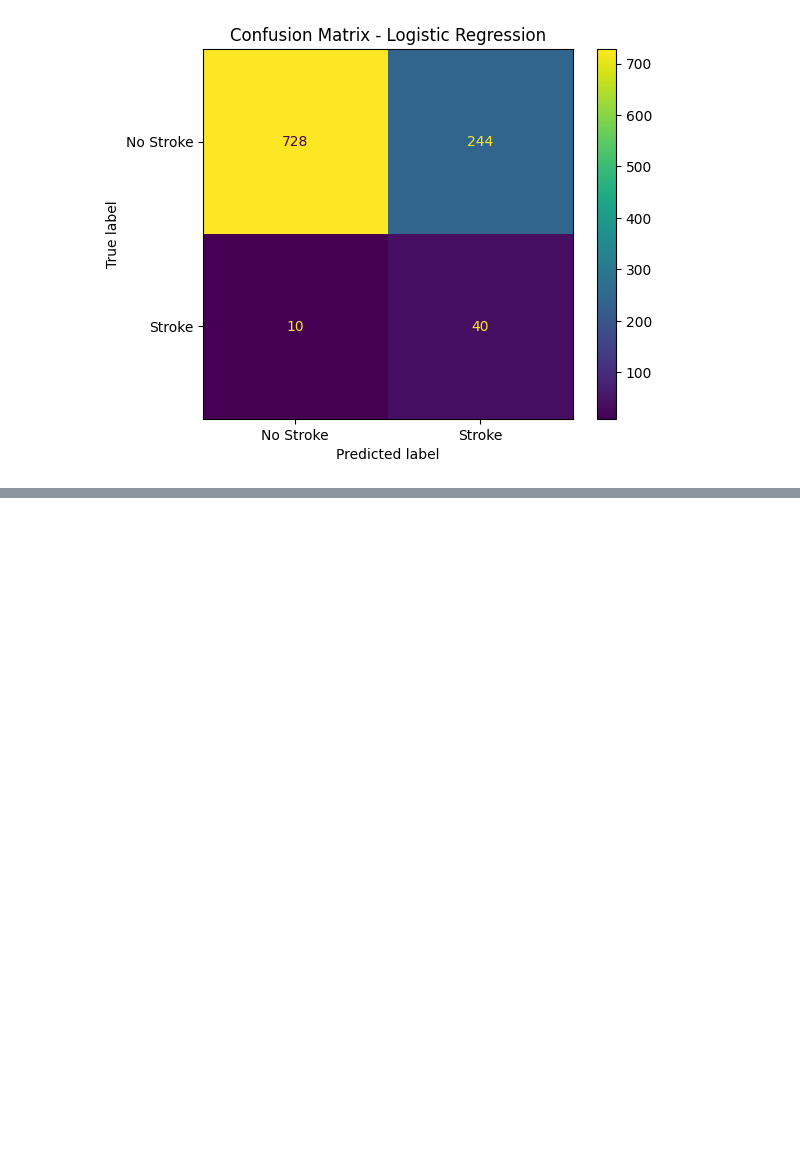
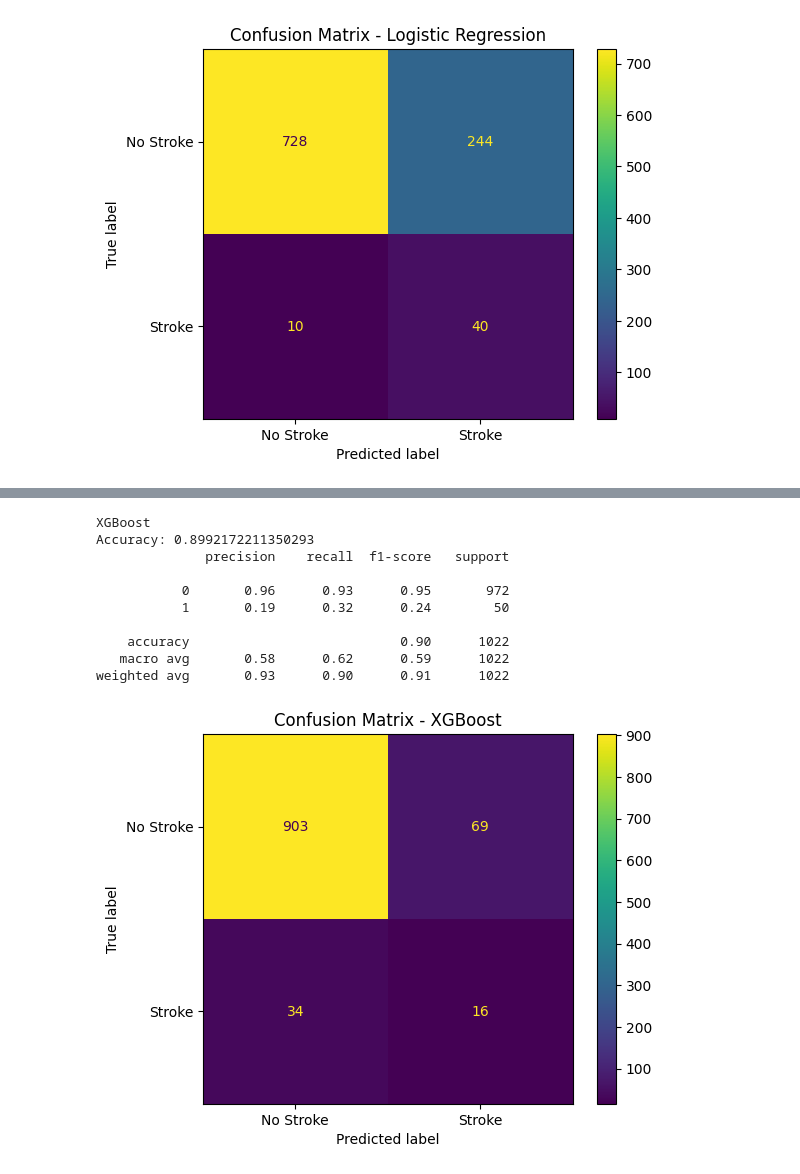
Before and after one commit to neylami/stroke-prediction-with-machine-learning, a Jupyter notebook: ML-stroke.ipynb, the cells around one changed output, grey strips where cells are left out. Cells and saved outputs as stored; diff of their text form; code cells hidden in the pictures; blank space fills up the shorter version.

```diff
--- a/ML-stroke.ipynb
+++ b/ML-stroke.ipynb
@@ -250,0 +285,37 @@ weighted avg       0.93      0.77      0.83      1022
+# %%
+from xgboost import XGBClassifier
+
+xgb_model = XGBClassifier(
+    n_estimators=300,
+    learning_rate=0.05,
+    max_depth=5,
+    subsample=0.8,
+    colsample_bytree=0.8,
+    scale_pos_weight=(y_train.value_counts()[0] / y_train.value_counts()[1]),
+    eval_metric='logloss',
+    random_state=42
+)
+
+xgb_model.fit(X_train, y_train)
+y_pred_xgb = xgb_model.predict(X_test)
+
+print("XGBoost")
+print("Accuracy:", accuracy_score(y_test, y_pred_xgb))
+print(classification_report(y_test, y_pred_xgb))
+
+ConfusionMatrixDisplay(confusion_matrix(y_test, y_pred_xgb),
+                       display_labels=['No Stroke', 'Stroke']).plot()
+plt.title("Confusion Matrix - XGBoost")
+plt.show()
+# %% [output]
+XGBoost
+Accuracy: 0.8992172211350293
+              precision    recall  f1-score   support
+
+           0       0.96      0.93      0.95       972
+           1       0.19      0.32      0.24        50
+
+    accuracy                           0.90      1022
+   macro avg       0.58      0.62      0.59      1022
+weighted avg       0.93      0.90      0.91      1022
+[figure, added]
```
Also changed, not shown: parts of 3 cells of this notebook.
